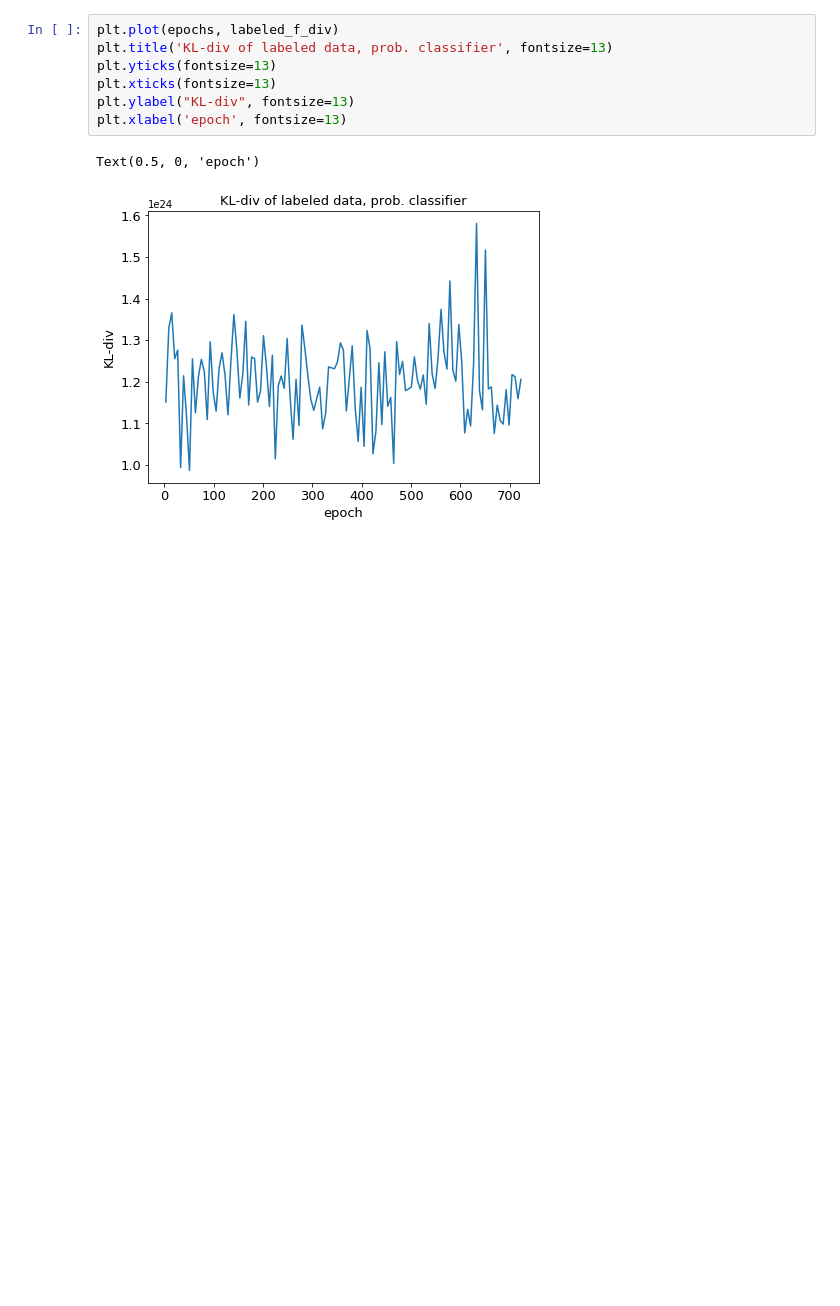
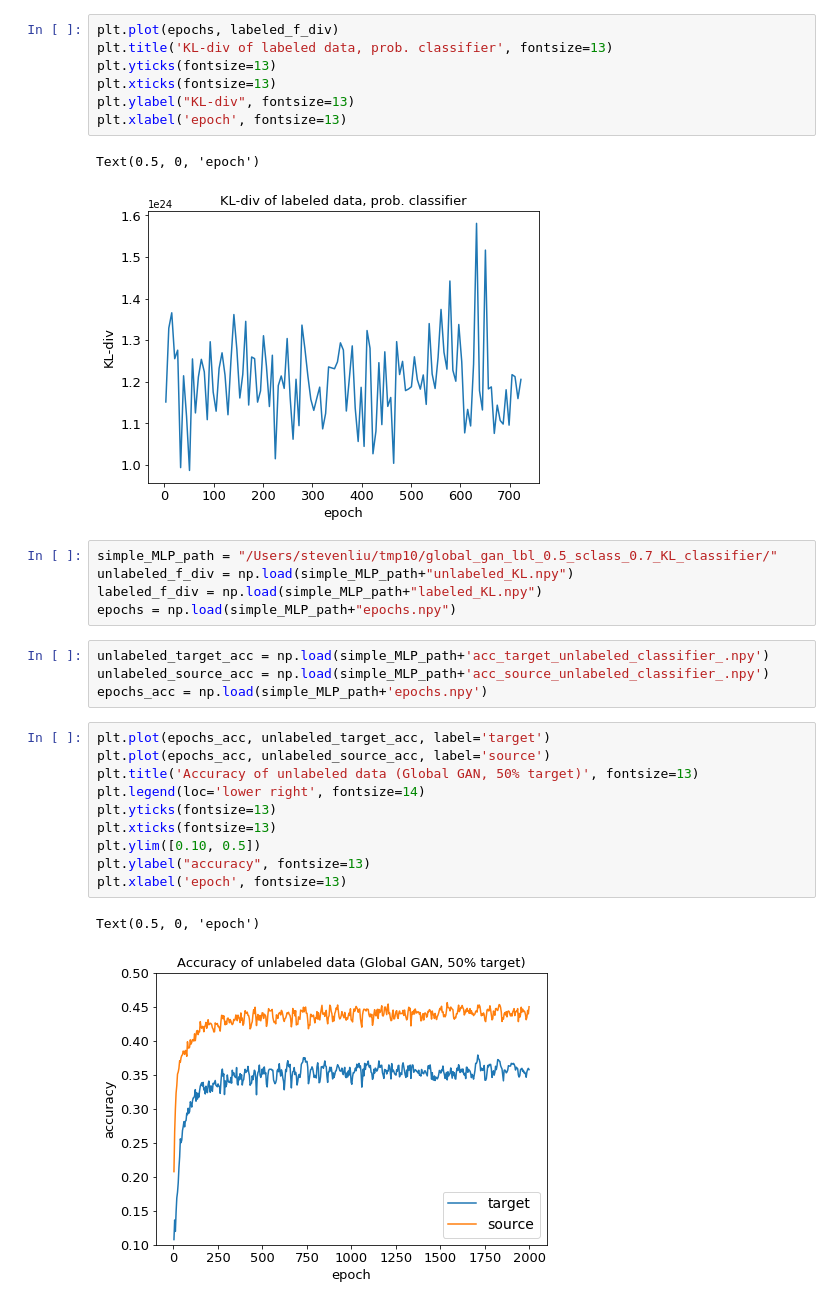
Before and after one commit to stevenliu000/time-series-domain-adaptation, a Jupyter notebook: f_div/visualization.ipynb, the cells around one changed output. Cells and saved outputs as stored; diff of their text form; blank space fills up the shorter version.

Commit message:
simple mlp fixed

```diff
--- a/f_div/visualization.ipynb
+++ b/f_div/visualization.ipynb
@@ -90,3 +90,25 @@ plt.xlabel('epoch', fontsize=13)
 # %% [output]
 Text(0.5, 0, 'epoch')
 [figure]
+# %%
+simple_MLP_path = "/Users/stevenliu/tmp10/global_gan_lbl_0.5_sclass_0.7_KL_classifier/"
+unlabeled_f_div = np.load(simple_MLP_path+"unlabeled_KL.npy")
+labeled_f_div = np.load(simple_MLP_path+"labeled_KL.npy")
+epochs = np.load(simple_MLP_path+"epochs.npy")
+# %%
+unlabeled_target_acc = np.load(simple_MLP_path+'acc_target_unlabeled_classifier_.npy')
+unlabeled_source_acc = np.load(simple_MLP_path+'acc_source_unlabeled_classifier_.npy')
+epochs_acc = np.load(simple_MLP_path+'epochs.npy')
+# %%
+plt.plot(epochs_acc, unlabeled_target_acc, label='target')
+plt.plot(epochs_acc, unlabeled_source_acc, label='source')
+plt.title('Accuracy of unlabeled data (Global GAN, 50% target)', fontsize=13)
+plt.legend(loc='lower right', fontsize=14)
+plt.yticks(fontsize=13)
+plt.xticks(fontsize=13)
+plt.ylim([0.10, 0.5])
+plt.ylabel("accuracy", fontsize=13)
+plt.xlabel('epoch', fontsize=13)
+# %% [output]
+Text(0.5, 0, 'epoch')
+[figure, added]
```
Also changed, not shown: parts of 2 cells of this notebook, 4 other files.
